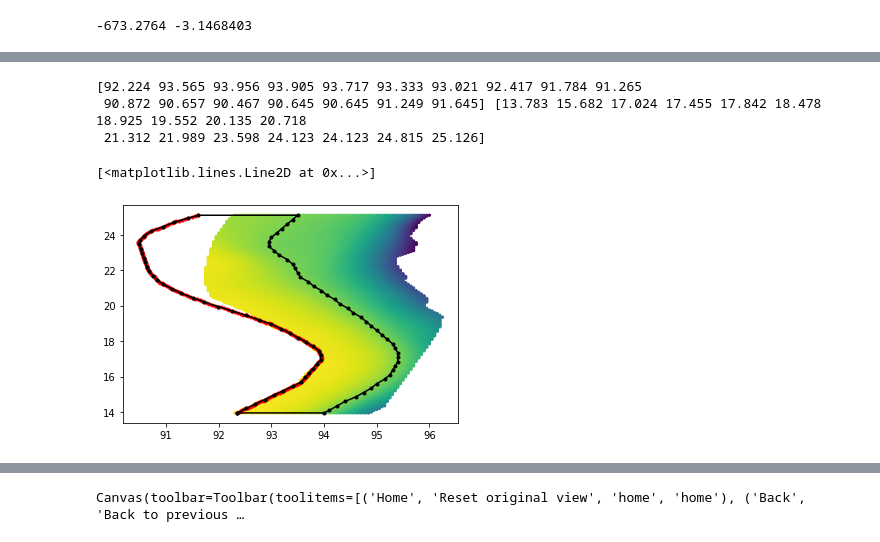
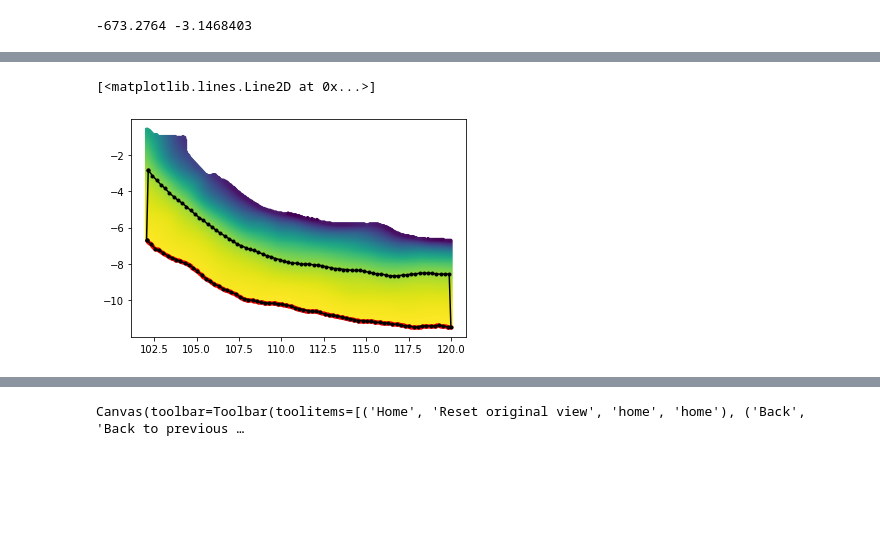
Before and after one commit to ericlindsey/slabMesh, a Jupyter notebook: make_mesh.ipynb, the cells around one changed output, grey strips where cells are left out. Saved outputs shown, nothing was run; the diff lists cells and outputs as text; code cells hidden in the pictures; blank space fills up the shorter version.

```diff
--- a/make_mesh.ipynb
+++ b/make_mesh.ipynb
@@ -49,7 +50,14 @@ print(np.min(Z),np.max(Z))
 -673.2764 -3.1468403
 # %%
 # crop a section of the fault
-Xcrop,Ycrop,Zcrop_orig=slabMesh.crop_rectangle(X,Y,Z,90,100,13.95,25.1)
+
+# example for a N-S trending segment:
+# trendNS = True
+# Xcrop,Ycrop,Zcrop_orig=slabMesh.crop_rectangle(X,Y,Z,90,100,13.95,25.1)
+
+# example for an E-W trending segment:
+trendNS = False
+Xcrop,Ycrop,Zcrop_orig=slabMesh.crop_rectangle(X,Y,Z,102,120,-15,0)
 
 #offset the depth values, so they are relative to the seafloor (optional)
 Zcrop=slabMesh.slabtop_at_zero(Zcrop_orig)
@@ -97,31 +119,45 @@ plt.show()
 # %%
-# extend the fault up to the surface by interpolation
-# read megathrust trace coordinates
-mt_trace = np.asarray(np.loadtxt('segments_mt.txt'))
-mt_lon=mt_trace[:,0]
-mt_lat=mt_trace[:,1]
-print(mt_lon,mt_lat)
+# extend the fault up to the surface by interpolation - special case for Bangladesh
 
-# interpolate fault trace longitude onto the latitude locations of the left boundary and replace the boundary with those values
+# only set this to be true if you are working on the Bangladesh megathrust
+extend_to_surface = False
 
-f_mt_lon=interpolate.interp1d(mt_lat,mt_lon)
-Xleft = f_mt_lon(np.asarray(Yleft))
-plt.plot(Xleft,Yleft,'r.')
+if extend_to_surface:
+    # read megathrust trace coordinates
+    mt_trace = np.asarray(np.loadtxt('segments_mt.txt'))
+    mt_lon=mt_trace[:,0]
+    mt_lat=mt_trace[:,1]
+    print(mt_lon,mt_lat)
+
+    # interpolate fault trace longitude onto the latitude locations of the left boundary and replace the boundary with those values
+
+    f_mt_lon=interpolate.interp1d(mt_lat,mt_lon)
+    Xtop = f_mt_lon(np.asarray(Ytop))
+
+
+plt.plot(Xtop,Ytop,'r.')
 plt.scatter(Xcrop,Ycrop,5,Zcrop)
+
+# if meshpy keeps crashing in the next cell, try setting 'nudge' to a different small value.
+skip = 2
 
 # keep only every nkeep points along the edge
 nkeep=5
 # create a closed polygon
-Xpoly=np.append(np.append(np.append(Xleft[::nkeep],Xleft[-1]),Xright[::-nkeep]),[Xright[0],Xleft[0]])
-Ypoly=np.append(np.append(np.append(Yleft[::nkeep],Yleft[-1]),Yright[::-nkeep]),[Yright[0],Yleft[0]])
+#Xpoly=np.append(np.append(np.append(np.append(Xtop[::nkeep],Xtop[-1]),Xbottom[-1]+nudge),Xbottom[-5::-nkeep]),[Xbottom[0]+nudge,Xtop[0]])
+#Ypoly=np.append(np.append(np.append(np.append(Ytop[::nkeep],Ytop[-1]),Ybottom[-1]-nudge),Ybottom[-5::-nkeep]),[Ybottom[0]-nudge,Ytop[0]])
+
+Xpoly=np.append(np.append(np.append(Xtop[::nkeep],Xtop[-1]),Xbottom[-1-skip::-nkeep]),[Xbottom[skip],Xtop[0]])
+Ypoly=np.append(np.append(np.append(Ytop[::nkeep],Ytop[-1]),Ybottom[-1-skip::-nkeep]),[Ybottom[skip],Ytop[0]])
+
+# try flipping order of xpoly,ypoly
+Xpoly = Xpoly[::-1]
+Ypoly = Ypoly[::-1]
 
 plt.plot(Xpoly,Ypoly,'-k.')
 # %% [output]
-[92.224 93.565 93.956 93.905 93.717 93.333 93.021 92.417 91.784 91.265
- 90.872 90.657 90.467 90.645 90.645 91.249 91.645] [13.783 15.682 17.024 17.455 17.842 18.478 18.925 19.552 20.135 20.718
- 21.312 21.989 23.598 24.123 24.123 24.815 25.126]
+[<matplotlib.lines.Line2D at 0x...>]
-[<matplotlib.lines.Line2D at 0x...>]
-[figure, old version]
+[figure, new version]
 # %%
 # create the mesh based on the input polygon.
 # Edge refinement is controlled by the 'nkeep' value in the cell above.
```
Also changed, not shown: parts of 8 cells of this notebook.
